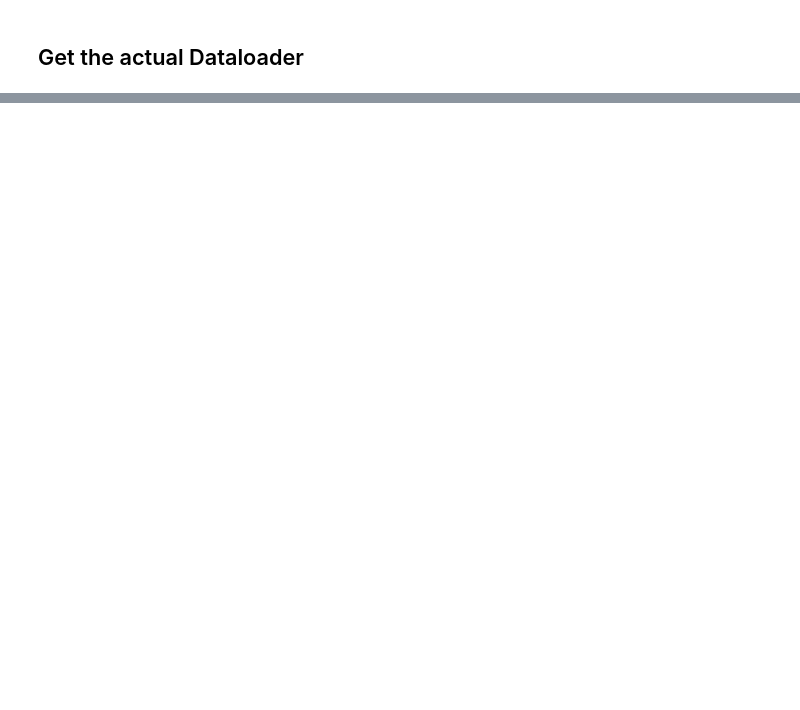
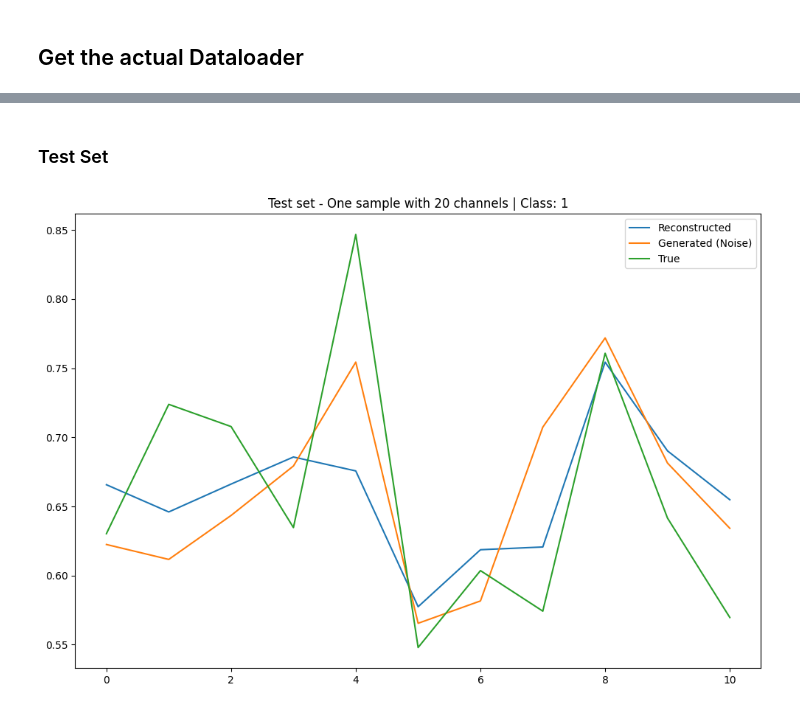
Before and after one commit to D-dolo/IET06-CVae, a Jupyter notebook: Implementation.ipynb, the cells around one changed output, grey strips where cells are left out. Saved outputs shown, nothing was run; the diff lists cells and outputs as text; code cells hidden in the pictures; blank space fills up the shorter version.

```diff
--- a/Implementation.ipynb
+++ b/Implementation.ipynb
@@ -334,0 +1077,44 @@ True samples:
+# %% [markdown]
+### Test Set
+# %%
+# Get a single batch from the test_loader
+x_batch, motor_tasks_batch, conditions_batch = next(iter(test_loader))
+
+# Pick a random sample from the batch between 0 and 64
+sample_to_show = random.randint(0, batch_size - 1)
+class_to_reconstruct = conditions_batch[sample_to_show].item()
+x_batch = x_batch[sample_to_show].unsqueeze(0)
+conditions_batch = conditions_batch[sample_to_show].unsqueeze(0)
+
+# Move data to GPU if available
+x_batch = x_batch.to(device=device)
+conditions_batch = conditions_batch.to(device=device).long()
+
+# Classification head
+y_oh = torch.nn.functional.one_hot(conditions_batch, num_classes=num_classes)
+mu, logvar = cvae.encoder(x_batch, y_oh)
+z = cvae.reparameterize(mu, logvar)
+logits, probs = cvae.classification_head(z)
+
+# Get the reconstructed data
+reconstructed_data, _, _ = cvae(x_batch, conditions_batch)
+cvae_sample = reconstructed_data.detach().cpu().numpy()
+
+# Generate samples from random noise
+generated_samples = cvae.sample(1, y_oh).detach().cpu().numpy()
+generated_signal_sampled = np.sum(generated_samples, axis=0)
+
+# Calculate and plot the summed signals
+true_signal = np.sum(x_batch.cpu().numpy(), axis=0)
+generated_signal = np.sum(cvae_sample, axis=0)
+
+# Plot the true and generated signals
+plt.figure(figsize=(12, 8))
+plt.plot(generated_signal, label='Reconstructed')
+plt.plot(generated_signal_sampled, label='Generated (Noise)')
+plt.plot(true_signal, label='True')
+plt.title(F"Test set - One sample with 20 channels | Class: {int(class_to_reconstruct)}")
+plt.legend()
+plt.show()
+# %% [output]
+[figure, added]
```
Also changed, not shown: parts of 45 cells of this notebook, 4 other files.
